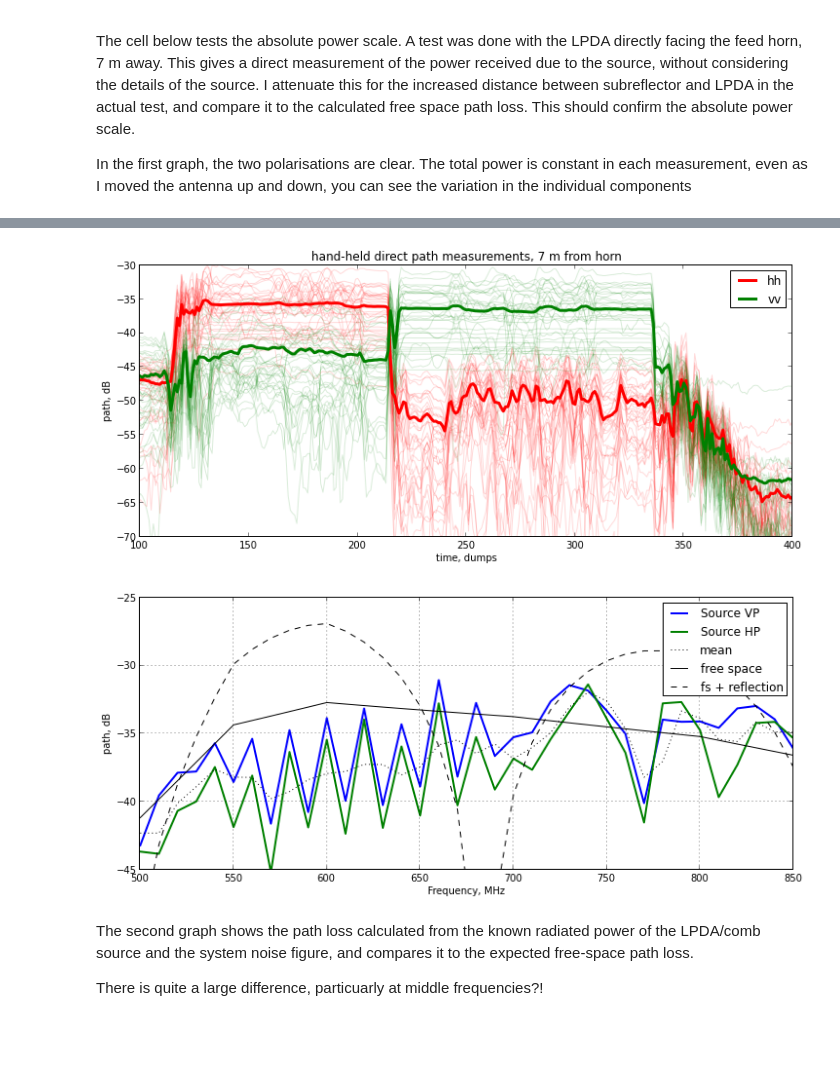
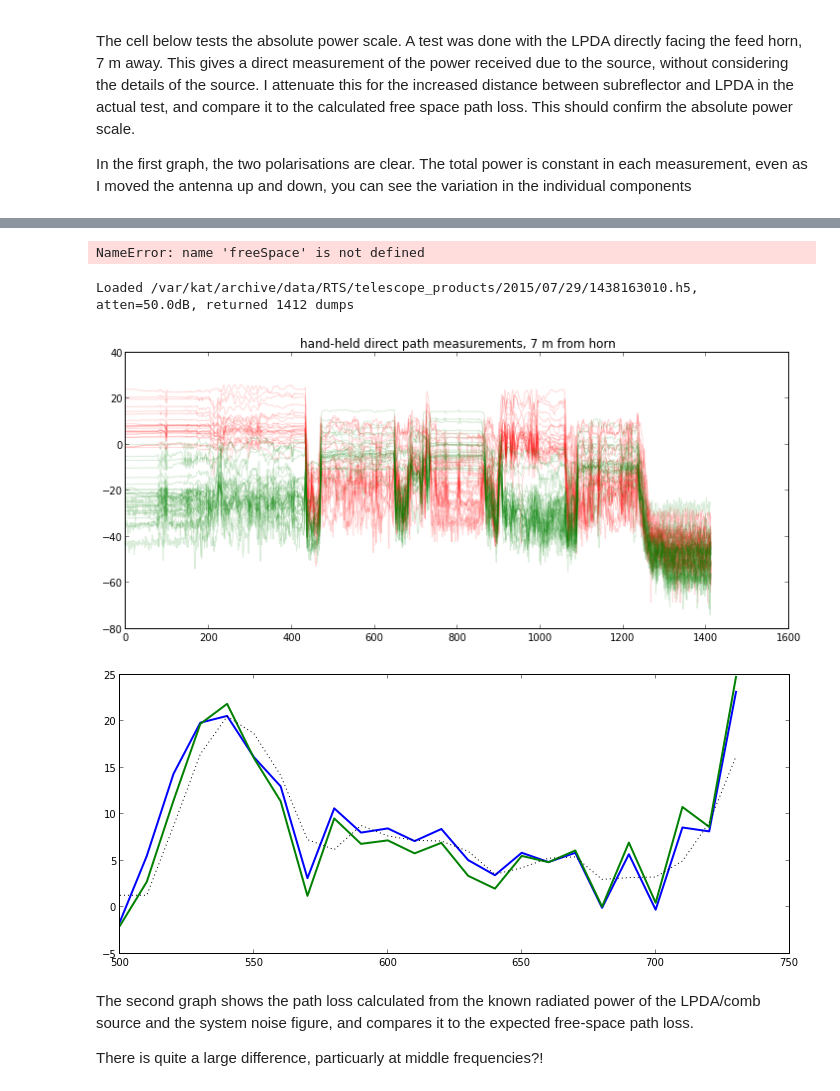
Before and after one commit to thomasska/ipython-notebooks, a Jupyter notebook: Panel Gap Analysis with functions June2015.ipynb, the cells around one changed output, grey strips where cells are left out. Cells and saved outputs as stored; diff of their text form; code cells hidden in the pictures; blank space fills up the shorter version.

```diff
--- a/Panel Gap Analysis with functions June2015.ipynb
+++ b/Panel Gap Analysis with functions June2015.ipynb
@@ -69,7 +69,8 @@ The cell below tests the absolute power scale. A test was done with the LPDA dir
 In the first graph, the two polarisations are clear. The total power is constant in each measurement, even as I moved the antenna up and down, you can see the variation in the individual components
 # %%
 #Cross-check of my calculations - the direct-horn-radiation scheme
-F,direct=loadMeas('05/27/1432731158.h5',atten=36,Tsys=300);                               # 7 m from feed horn, 36 dB attenuation, H and then V. Assume Tsys is now fairly warm
+#F,direct=loadMeas('05/27/1432731158.h5',atten=36,Tsys=300);                               # 7 m from feed horn, 36 dB attenuation, H and then V. Assume Tsys is now fairly warm
+F,direct=loadMeas('07/29/1438163010.h5',atten=50,Tsys=300);                               # 5 m from feed horn, 36 dB attenuation, H and then V. Assume Tsys is now fairly warm
 lossV=10.0*log10(mean(sum(direct[140:205,:,:],axis=2),axis=0));                           # time-selection for the different polarisations of the sources
 lossH=10.0*log10(mean(sum(direct[225:325,:,:],axis=2),axis=0));                           # time-selection for the different polarisations of the sources
 directLoss=10.0*log10(  (10.0**(lossV/10.0)+10.0**(lossH/10.0))/2.0  );
@@ -86,7 +87,7 @@ freeSpaceReflected=freeSpaceHorn + 20*log10(abs(1+exp(deltapathlength/(300/F)*2*
 figure(figsize=(12,5));
 plot(10.0*log10(direct[:,:,0]),lw=1,alpha=0.15,color='red');  plot(10.0*log10(direct[:,:,1]),lw=1,alpha=0.15,color='green');
 plot(10.0*log10(mean(direct[:,:,0],axis=1)),lw=3,color='red',label='hh');  plot(10.0*log10(mean(direct[:,:,1],axis=1)),lw=3,color='green',label='vv');
-xlim([100,400]); ylim([-70,-30]); legend(loc=0);   xlabel('time, dumps'); ylabel('path, dB');
+#xlim([100,400]); ylim([-50,20]); legend(loc=0);   xlabel('time, dumps'); ylabel('path, dB');
 title('hand-held direct path measurements, 7 m from horn');
 
 figure(figsize=(12,5));
@@ -98,5 +100,7 @@ Loaded /var/kat/archive/data/RTS/telescope_products/2015/05/27/1432731158.h5, at
+NameError: name 'freeSpace' is not defined
+Loaded /var/kat/archive/data/RTS/telescope_products/2015/07/29/1438163010.h5, atten=50.0dB, returned 1412 dumps
-[figure, old version]
+[figure, new version]
-[figure, old version]
+[figure, new version]
 # %% [markdown]
 The second graph shows the path loss calculated from the known radiated power of the LPDA/comb source and the system noise figure, and compares it to the expected free-space path loss.
 
```
Also changed, not shown: parts of 1 cell of this notebook, 18 other files.
